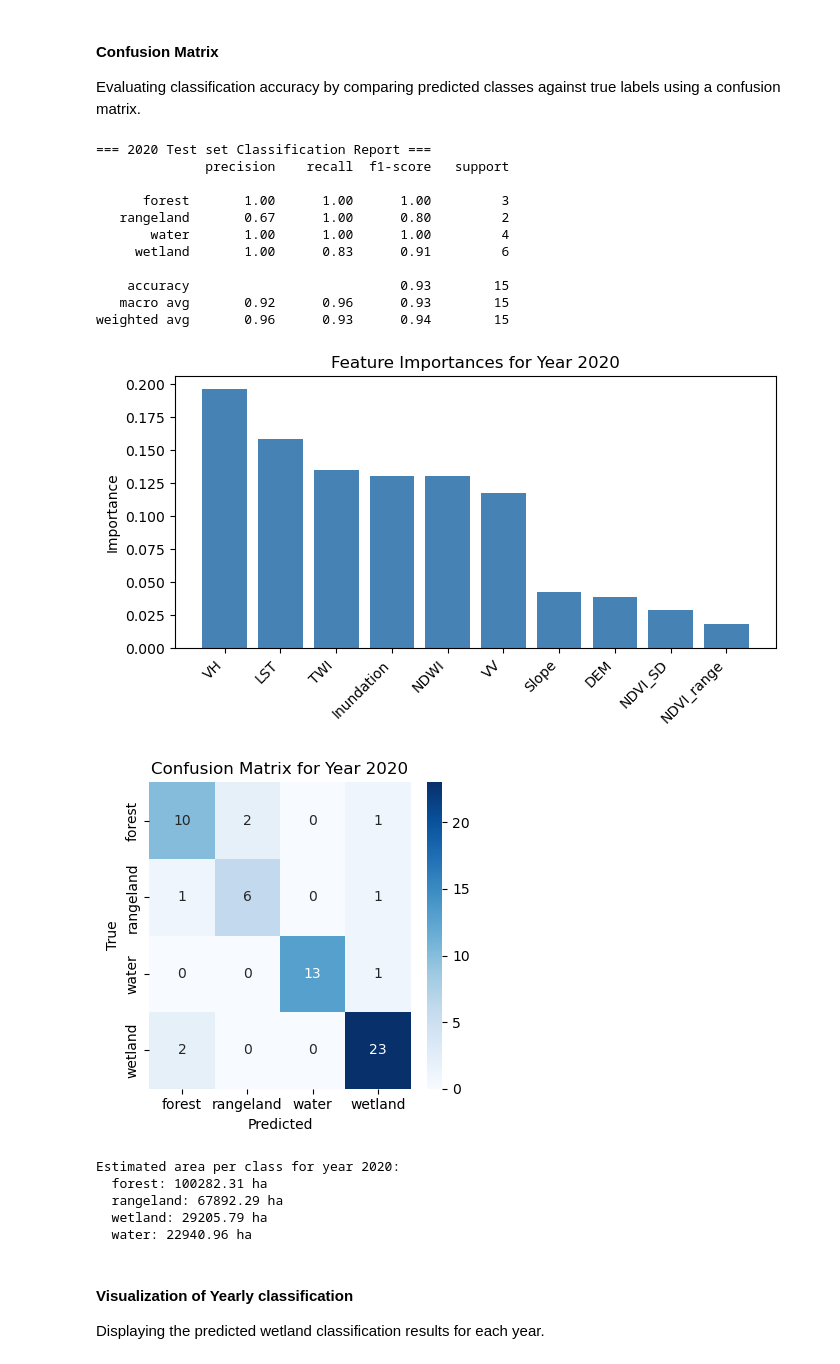
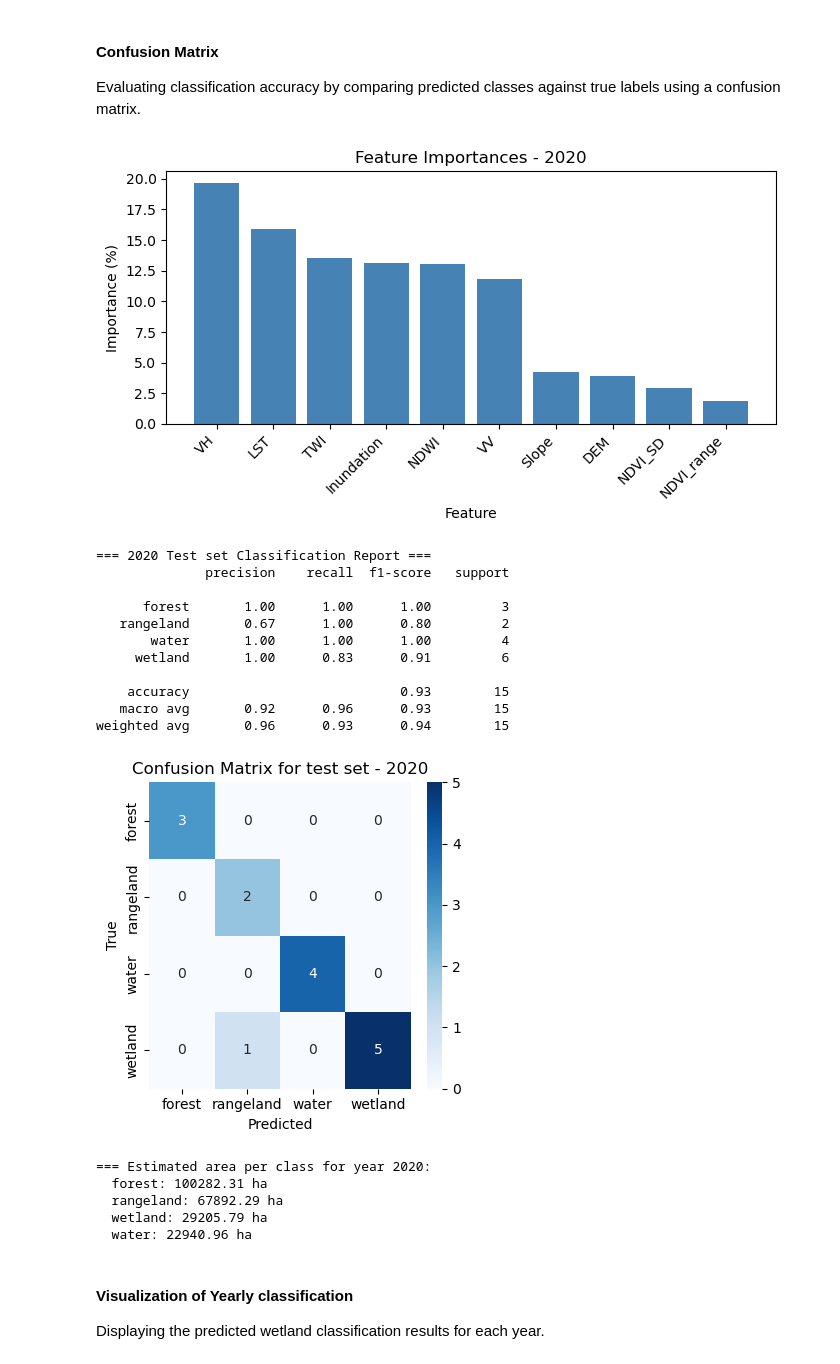
Before and after one commit to Ethel-Ogallo/wetland_delineation, a Jupyter notebook: Wetland_delienation/classification_workflow_202507.ipynb, the cells around one changed output. Drawn from its saved outputs; the diff is of its cells as text; code cells hidden in the pictures.

Commit message:
update feature importance

```diff
--- a/Wetland_delienation/classification_workflow_202507.ipynb
+++ b/Wetland_delienation/classification_workflow_202507.ipynb
@@ -335,61 +353,63 @@ Evaluating classification accuracy by comparing predicted classes against true l
 # %%
 year = 2020  # change as needed
 
+# The trained RF model
+rf_model = models_by_year[year]
+
+# Define feature names (matching the actual feature stack order)
+features = ['LST', 'NDWI', 'NDVI_SD','NDVI_range', 'TWI','VV', 'VH', 'DEM', 'Slope', 'Inundation']
+
+importances = (rf_model.feature_importances_) * 100
+idx = importances.argsort()[::-1]
+
+plt.figure(figsize=(7, 4))
+plt.bar(np.array(features)[idx], importances[idx], color='steelblue')
+plt.xticks(rotation=45, ha='right')
+plt.title(f"Feature Importances - {year}")
+plt.ylabel("Importance (%)")
+plt.xlabel("Feature")
+plt.tight_layout()
+plt.show()
+
+# model test results metrics
 le = metrics_by_year[year]['label_encoder']
 y_test = metrics_by_year[year]['y_test']
 y_test_pred = metrics_by_year[year]['y_test_pred']
 
 print(f"\n=== {year} Test set Classification Report ===")
 print(classification_report(y_test, y_test_pred, target_names=le.classes_))
 
-# The trained RF model
-rf_model = models_by_year[year]
-
-# Define feature names (matching the actual feature stack order)
-features = ['LST', 'NDWI', 'NDVI_SD','NDVI_range', 'TWI','VV', 'VH', 'DEM', 'Slope', 'Inundation']
-
-importances = rf_model.feature_importances_
-idx = importances.argsort()[::-1]
-
-plt.figure(figsize=(7, 4))
-plt.bar(np.array(features)[idx], importances[idx], color='steelblue')
-plt.xticks(rotation=45, ha='right')
-plt.title(f"Feature Importances for Year {year}")
-plt.ylabel("Importance")
-plt.tight_layout()
-plt.show()
-
 # Plot confusion matrix
-cv_true = metrics_by_year[year]['cv_true']
-cv_pred = metrics_by_year[year]['cv_pred']
-cm = confusion_matrix(cv_true, cv_pred)
+#cv_true = metrics_by_year[year]['cv_true']
+#cv_pred = metrics_by_year[year]['cv_pred']
+cm = confusion_matrix(y_test, y_test_pred)
 plt.figure(figsize=(4, 4))
 sns.heatmap(cm, annot=True, fmt='d', cmap='Blues',
             xticklabels=le.classes_, yticklabels=le.classes_)
 plt.xlabel('Predicted')
 plt.ylabel('True')
-plt.title(f'Confusion Matrix for Year {year}')
+plt.title(f'Confusion Matrix for test set - {year}')
 plt.tight_layout()
 plt.show()
 
-print(f"\nEstimated area per class for year {year}:")
+print(f"\n=== Estimated area per class for year {year}:")
 for cls, area in predictions_by_year[year]['class_areas'].items():
     print(f"  {cls}: {area:.2f} ha")
 # %% [output]
+[figure, new version]
 === 2020 Test set Classification Report ===
               precision    recall  f1-score   support
 
       forest       1.00      1.00      1.00         3
    rangeland       0.67      1.00      0.80         2
        water       1.00      1.00      1.00         4
      wetland       1.00      0.83      0.91         6
 
     accuracy                           0.93        15
    macro avg       0.92      0.96      0.93        15
 weighted avg       0.96      0.93      0.94        15
-[figure, old version]
-[figure, old version]
+[figure, new version]
-Estimated area per class for year 2020:
+=== Estimated area per class for year 2020:
   forest: 100282.31 ha
   rangeland: 67892.29 ha
   wetland: 29205.79 ha
```
Also changed, not shown: parts of 1 cell of this notebook.
